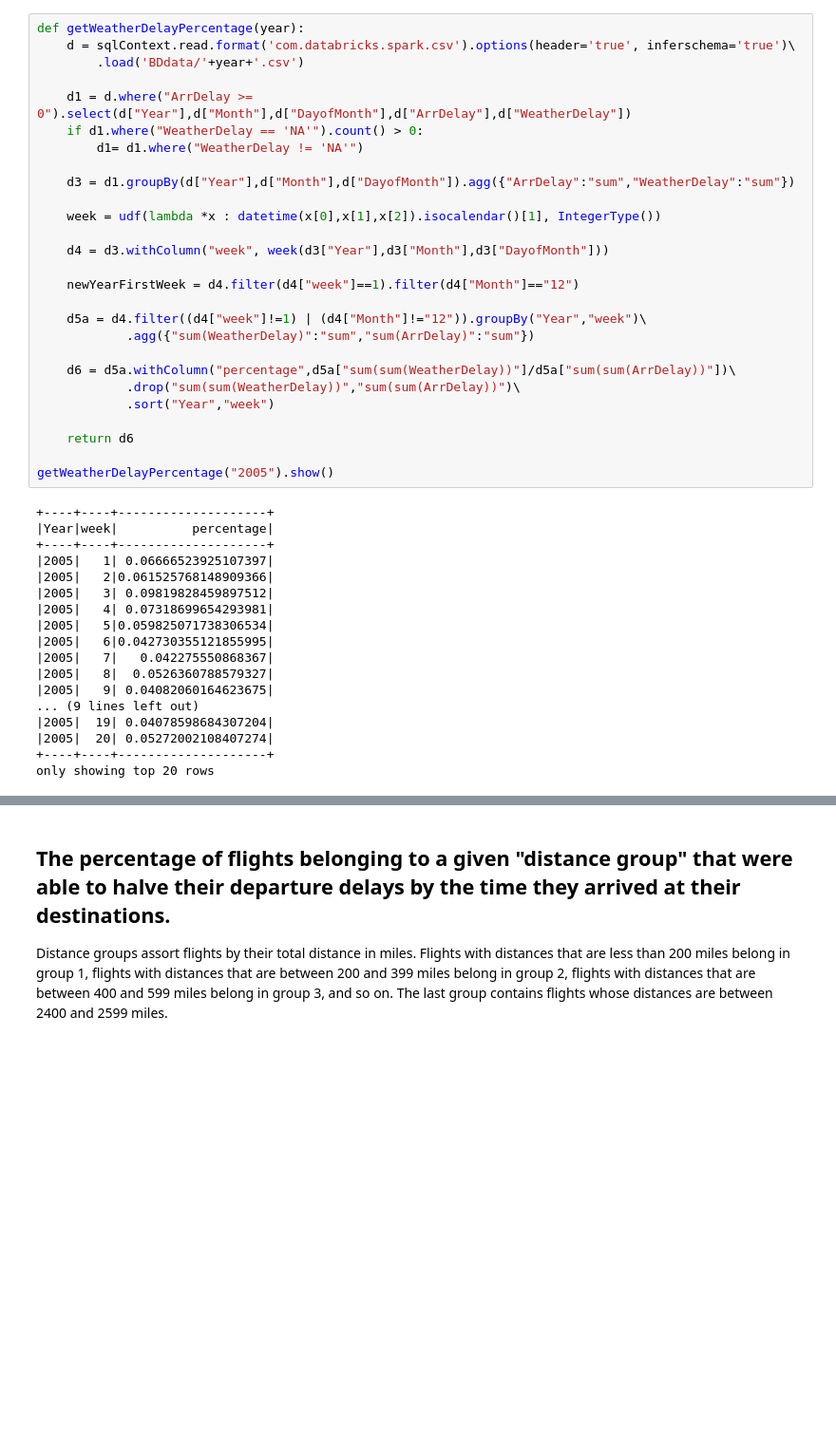
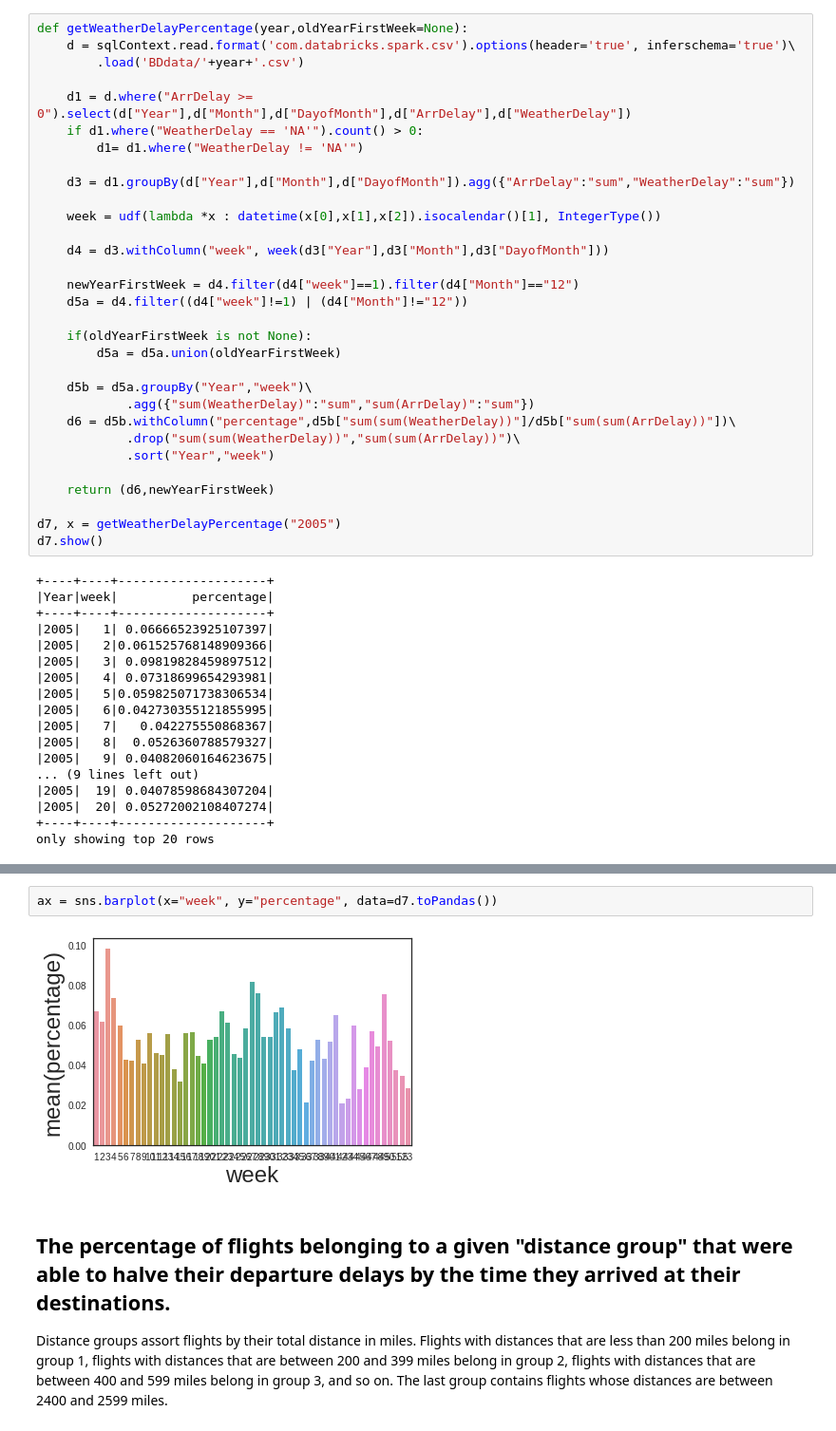
Before and after one commit to middleware2018-PSS/BigData, a Jupyter notebook: Flights.ipynb, the cells around one changed output, grey strips where cells are left out. Shown at 95% size. Saved outputs shown, nothing was run; the diff lists cells and outputs as text; blank space fills up the shorter version.

```diff
--- a/Flights.ipynb
+++ b/Flights.ipynb
@@ -594,7 +634,7 @@ d6.show()
 +----+----+--------------------+
 only showing top 20 rows
 # %%
-def getWeatherDelayPercentage(year):
+def getWeatherDelayPercentage(year,oldYearFirstWeek=None):
     d = sqlContext.read.format('com.databricks.spark.csv').options(header='true', inferschema='true')\
         .load('BDdata/'+year+'.csv')
 
@@ -609,17 +649,21 @@ def getWeatherDelayPercentage(year):
     d4 = d3.withColumn("week", week(d3["Year"],d3["Month"],d3["DayofMonth"]))
 
     newYearFirstWeek = d4.filter(d4["week"]==1).filter(d4["Month"]=="12")
+    d5a = d4.filter((d4["week"]!=1) | (d4["Month"]!="12"))
 
-    d5a = d4.filter((d4["week"]!=1) | (d4["Month"]!="12")).groupBy("Year","week")\
+    if(oldYearFirstWeek is not None):
+        d5a = d5a.union(oldYearFirstWeek)
+
+    d5b = d5a.groupBy("Year","week")\
             .agg({"sum(WeatherDelay)":"sum","sum(ArrDelay)":"sum"})
-
-    d6 = d5a.withColumn("percentage",d5a["sum(sum(WeatherDelay))"]/d5a["sum(sum(ArrDelay))"])\
+    d6 = d5b.withColumn("percentage",d5b["sum(sum(WeatherDelay))"]/d5b["sum(sum(ArrDelay))"])\
             .drop("sum(sum(WeatherDelay))","sum(sum(ArrDelay))")\
             .sort("Year","week")
 
-    return d6
+    return (d6,newYearFirstWeek)
 
-getWeatherDelayPercentage("2005").show()
+d7, x = getWeatherDelayPercentage("2005")
+d7.show()
 # %% [output]
 +----+----+--------------------+
 |Year|week|          percentage|
@@ -641,3 +715,7 @@ only showing top 20 rows
+# %%
+ax = sns.barplot(x="week", y="percentage", data=d7.toPandas())
+# %% [output]
+[figure, added]
 # %% [markdown]
 ## The percentage of flights belonging to a given "distance group" that were able to halve their departure delays by the time they arrived at their destinations.
 
```
Also changed, not shown: parts of 16 cells of this notebook, 11 other files.
